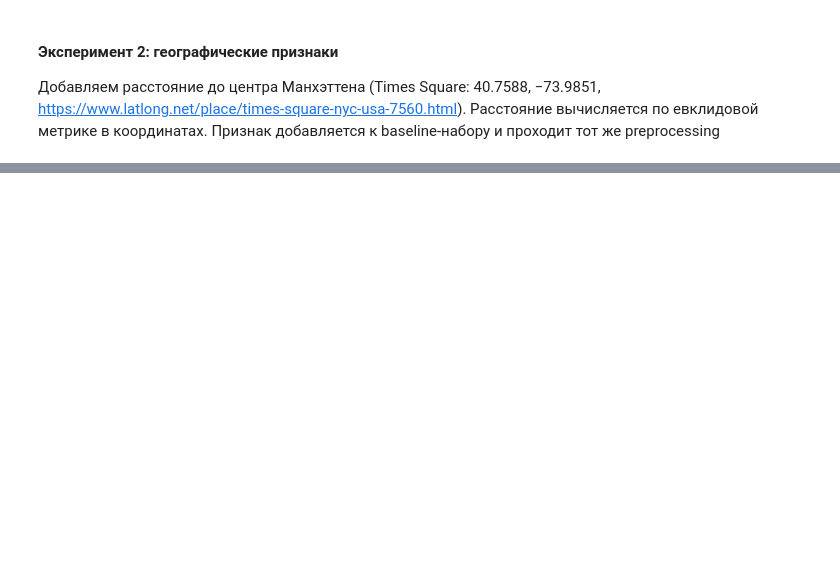
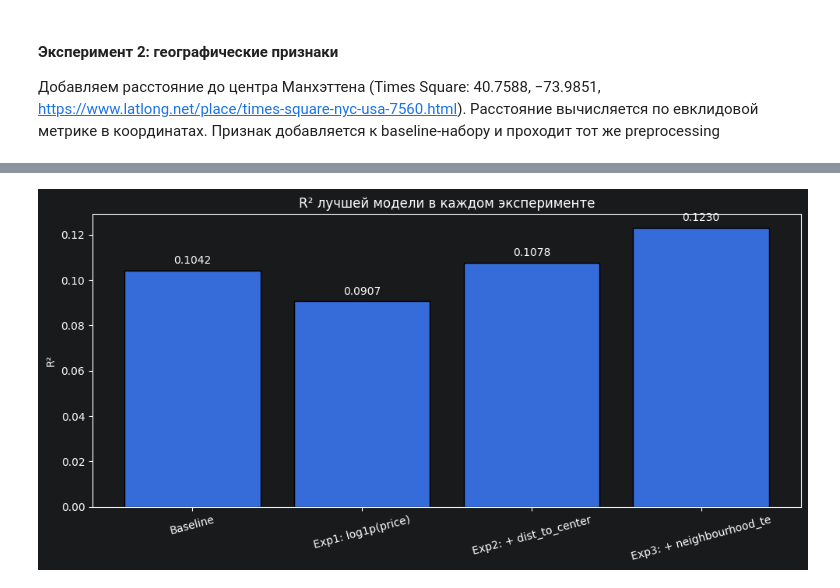
Before and after one commit to togoltsova/ML-Basic, a Jupyter notebook: homework_10/homework_10_fix.ipynb, the cells around one changed output, grey strips where cells are left out. Cells and saved outputs as stored; diff of their text form; code cells hidden in the pictures; blank space fills up the shorter version.

```diff
--- a/homework_10/homework_10_fix.ipynb
+++ b/homework_10/homework_10_fix.ipynb
@@ -861,7 +861,7 @@ exp2_num_pipeline = Pipeline(steps=[
 
 exp2_cat_pipeline = Pipeline(steps=[
     ('imputer', SimpleImputer(strategy='most_frequent')),
-    ('encoder', OneHotEncoder(handle_unknown='ignore', sparse_output=False)),
+    ('encoder', OneHotEncoder(handle_unknown='ignore', sparse_output=False, drop='first')),
 ])
 
 exp2_preprocessor = ColumnTransformer(
@@ -899,0 +1276,5 @@ X_train_exp2[['latitude', 'longitude', 'dist_to_center']].head()
+# %%
+exp3_results, exp3_models = run_experiment(
+    X_train_exp3, X_test_exp3, y_train, y_test,
+    exp_name='Эксперимент 3: + neighbourhood_te',
+)
@@ -899,0 +1305,23 @@ X_train_exp2[['latitude', 'longitude', 'dist_to_center']].head()
+# %%
+# Собираем лучшую модель из каждого эксперимента
+summary_rows = []
+
+all_experiments = {
+    'Baseline': baseline_results_df,
+    'Exp1: log1p(price)': exp1_results,
+    'Exp2: + dist_to_center': exp2_results,
+    'Exp3: + neighbourhood_te': exp3_results,
+}
+
+for exp_name, res_df in all_experiments.items():
+    best_name = res_df['R2'].idxmax()
+    row = res_df.loc[best_name].to_dict()
+    row['experiment'] = exp_name
+    row['best_model'] = best_name
+    summary_rows.append(row)
+
+summary_df = pd.DataFrame(summary_rows).set_index('experiment')
+summary_df = summary_df[['best_model', 'R2', 'MAE', 'RMSE']]
+
+print('Сводная таблица: лучшая модель в каждом эксперименте')
+summary_df.round(4)
@@ -899,0 +1336,17 @@ X_train_exp2[['latitude', 'longitude', 'dist_to_center']].head()
+# %%
+# Визуализация: R² по экспериментам
+fig, ax = plt.subplots(figsize=(10, 5))
+bars = ax.bar(summary_df.index, summary_df['R2'], edgecolor='black')
+ax.set_ylabel('R²')
+ax.set_title('R² лучшей модели в каждом эксперименте')
+ax.tick_params(axis='x', rotation=15)
+
+# Подписи значений на столбцах
+for bar, val in zip(bars, summary_df['R2']):
+    ax.text(bar.get_x() + bar.get_width() / 2, bar.get_height() + 0.002,
+            f'{val:.4f}', ha='center', va='bottom', fontsize=10)
+
+plt.tight_layout()
+plt.show()
+# %% [output]
+[figure, added]
```
Also changed, not shown: parts of 30 cells of this notebook.
